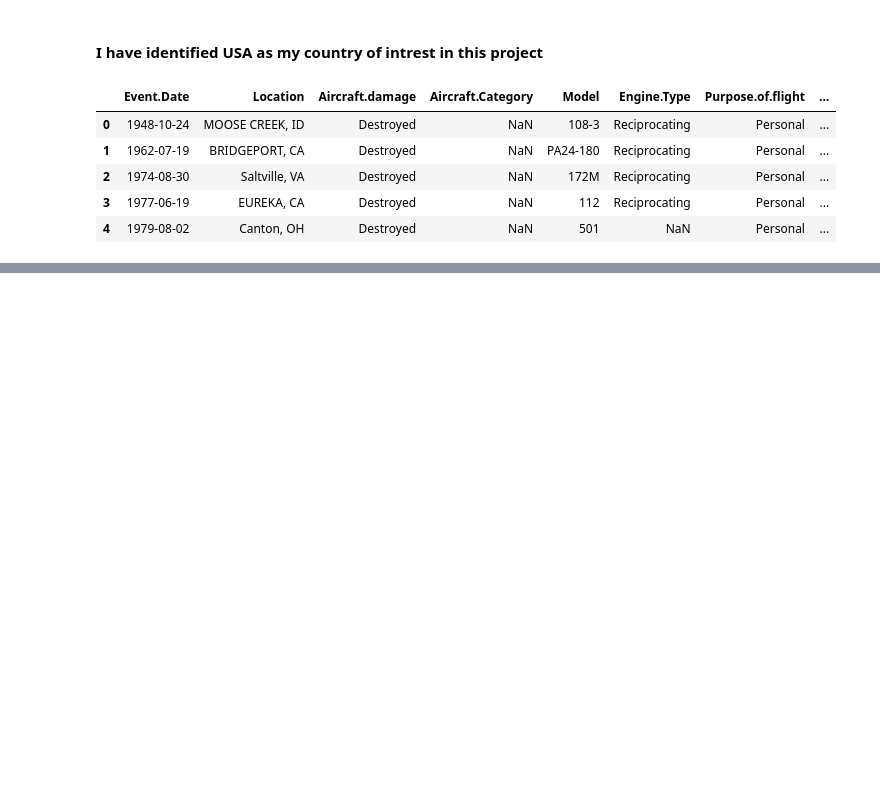
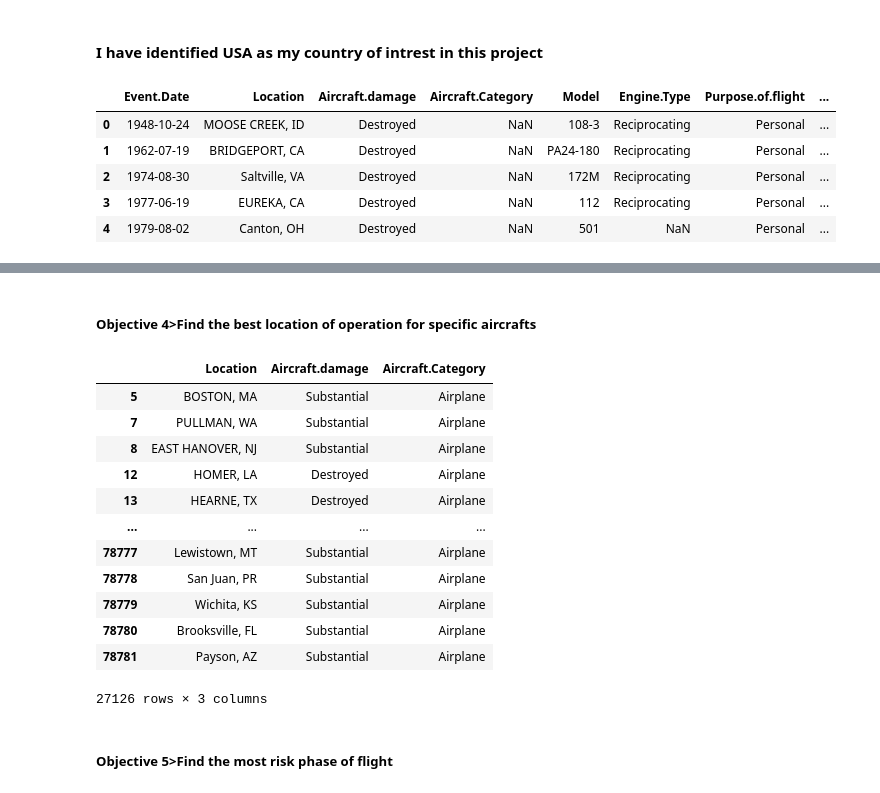
Before and after one commit to josephndex/aviation-business-strategy-and-risk-evasion-, a Jupyter notebook: student.ipynb.ipynb, the cells around one changed output, grey strips where cells are left out. Drawn from its saved outputs; the diff is of its cells as text; code cells hidden in the pictures; blank space fills up the shorter version.

```diff
--- a/student.ipynb.ipynb
+++ b/student.ipynb.ipynb
@@ -108,0 +231,24 @@ aviation_copy.to_csv("./data/aviation_clean.csv")
+# %% [markdown]
+##### Objective 4>Find the best location of operation for specific aircrafts
+# %%
+# we are going to use the columns location ,category and aicraft damage
+# we are going to drop the null values from the category column
+aviation_clean.dropna(subset=["Aircraft.Category"],inplace=True)
+aviation_clean_ob4=aviation_clean.loc[:,["Location","Aircraft.damage","Aircraft.Category"]]
+aviation_clean_ob4
+# %% [output]
+|  | Location | Aircraft.damage | Aircraft.Category |
+| 5 | BOSTON, MA | Substantial | Airplane |
+| 7 | PULLMAN, WA | Substantial | Airplane |
+| 8 | EAST HANOVER, NJ | Substantial | Airplane |
+| 12 | HOMER, LA | Destroyed | Airplane |
+| 13 | HEARNE, TX | Destroyed | Airplane |
+| ... | ... | ... | ... |
+| 78777 | Lewistown, MT | Substantial | Airplane |
+| 78778 | San Juan, PR | Substantial | Airplane |
+| 78779 | Wichita, KS | Substantial | Airplane |
+| 78780 | Brooksville, FL | Substantial | Airplane |
+| 78781 | Payson, AZ | Substantial | Airplane |
+27126 rows × 3 columns
+# %% [markdown]
+##### Objective 5>Find the most risk phase of flight
```
Also changed, not shown: parts of 30 cells of this notebook, 2 other files.
